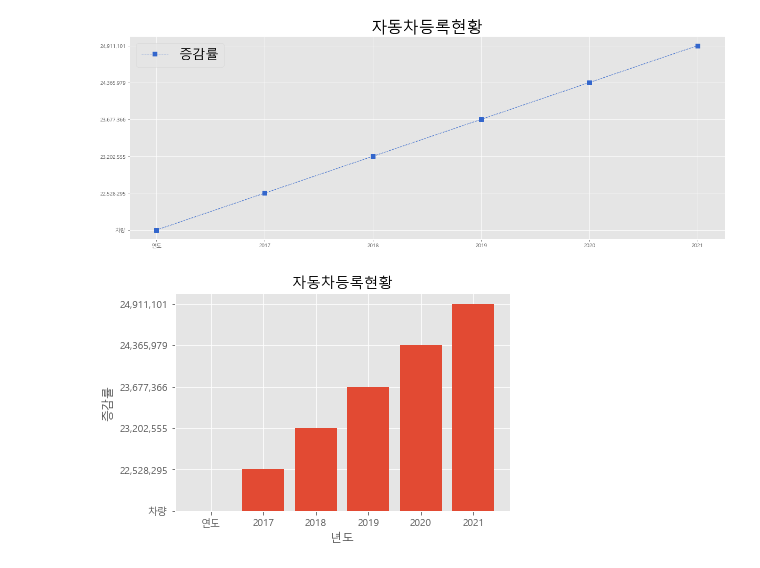
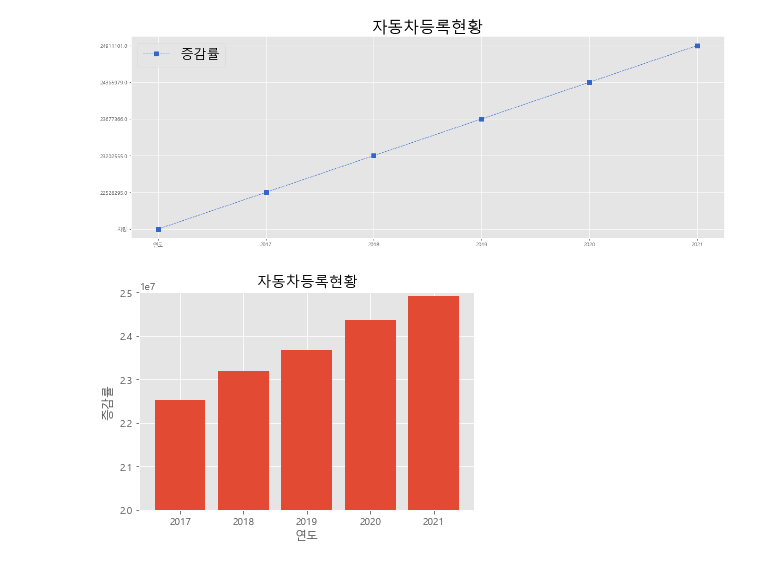
Before and after one commit to HoJin1014/KNU-BIGDATA-study, a Jupyter notebook: livingrab/ex_accident.ipynb, the cells around one changed output. Saved outputs shown, nothing was run; the diff lists cells and outputs as text; code cells hidden in the pictures.

```diff
--- a/livingrab/ex_accident.ipynb
+++ b/livingrab/ex_accident.ipynb
@@ -213,11 +204,11 @@ df.iloc[0,1:]
 2021    24,911,101
 Name: 0, dtype: object
 # %%
-# df['2017']=df['2017'].str.replace(',', '').astype('float')
-# df['2018']=df['2018'].str.replace(',', '').astype('float')
-# df['2019']=df['2019'].str.replace(',', '').astype('float')
-# df['2020']=df['2020'].str.replace(',', '').astype('float')
-# df['2021']=df['2021'].str.replace(',', '').astype('float')
+df['2017']=df['2017'].str.replace(',', '').astype('float')
+df['2018']=df['2018'].str.replace(',', '').astype('float')
+df['2019']=df['2019'].str.replace(',', '').astype('float')
+df['2020']=df['2020'].str.replace(',', '').astype('float')
+df['2021']=df['2021'].str.replace(',', '').astype('float')
 # %%
 df.iloc[:,1:]
 # %% [output]
@@ -269,11 +264,12 @@ plt.show()
 # %%
 # https://blog-han.tistory.com/44
 
 plt.title('자동차등록현황')
-plt.xlabel('년도')
+plt.xlabel('연도')
 plt.ylabel('증감률')
 # plt.plot(df_x, df_y)
-plt.bar(df_x, df_y)
+plt.ylim([20000000,25000000])
+plt.bar(df_x[1:], df_y[1:])
 plt.show()
 # %% [output]
-[figure, old version]
+[figure, new version]
```
Also changed, not shown: parts of 28 cells of this notebook.
